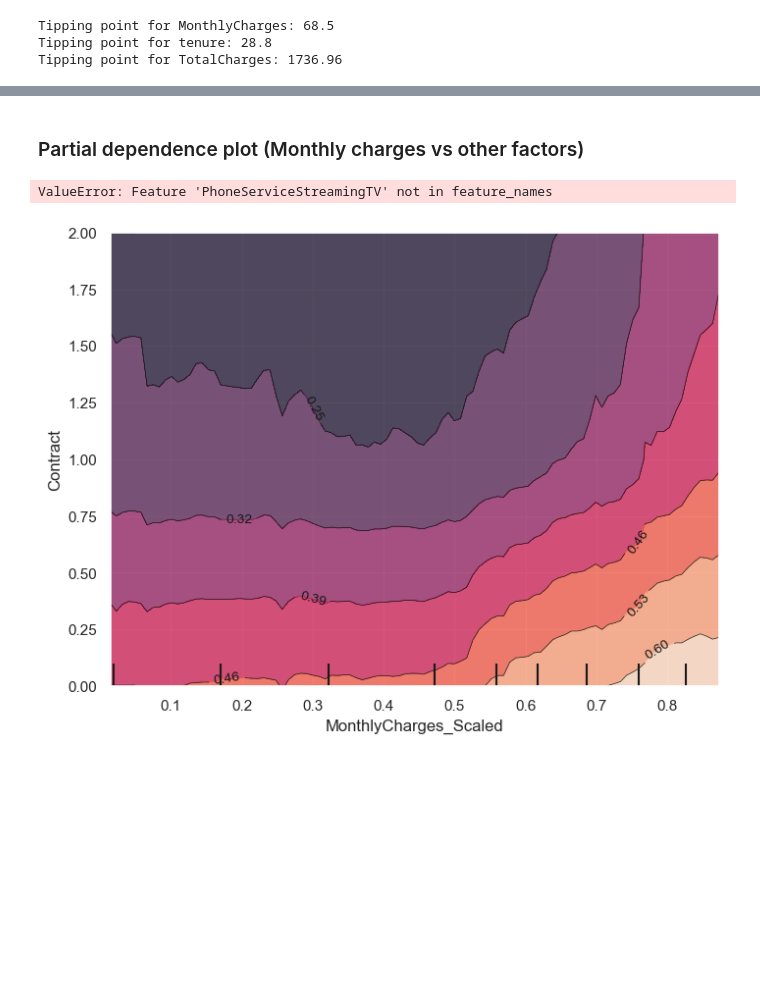
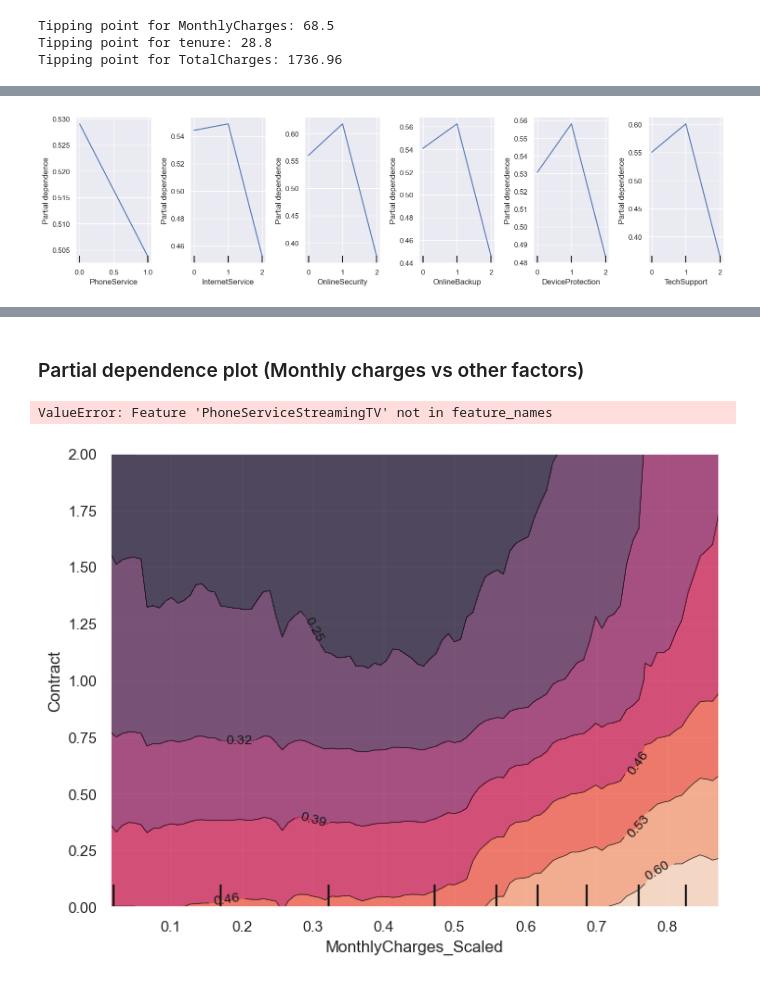
Before and after one commit to Lavinialau/Telecom-churn, a Jupyter notebook: 01_code/0_summary.ipynb, the cells around one changed output, grey strips where cells are left out. Saved outputs shown, nothing was run; the diff lists cells and outputs as text; code cells hidden in the pictures; blank space fills up the shorter version.

```diff
--- a/01_code/0_summary.ipynb
+++ b/01_code/0_summary.ipynb
@@ -787,0 +799,16 @@ Tipping point for TotalCharges: 1736.96
+# %%
+feature_names = [
+    'PhoneService',
+    # 'MultipleLines',
+    'InternetService',
+    'OnlineSecurity',
+    'OnlineBackup',
+    'DeviceProtection',
+    'TechSupport',
+    # 'StreamingTV',
+    # 'StreamingMovies'
+    ]
+
+plot_pdp_1D(feature_names, 1, 6, 4)
+# %% [output]
+[figure, added]
```
Also changed, not shown: parts of 8 cells of this notebook.
